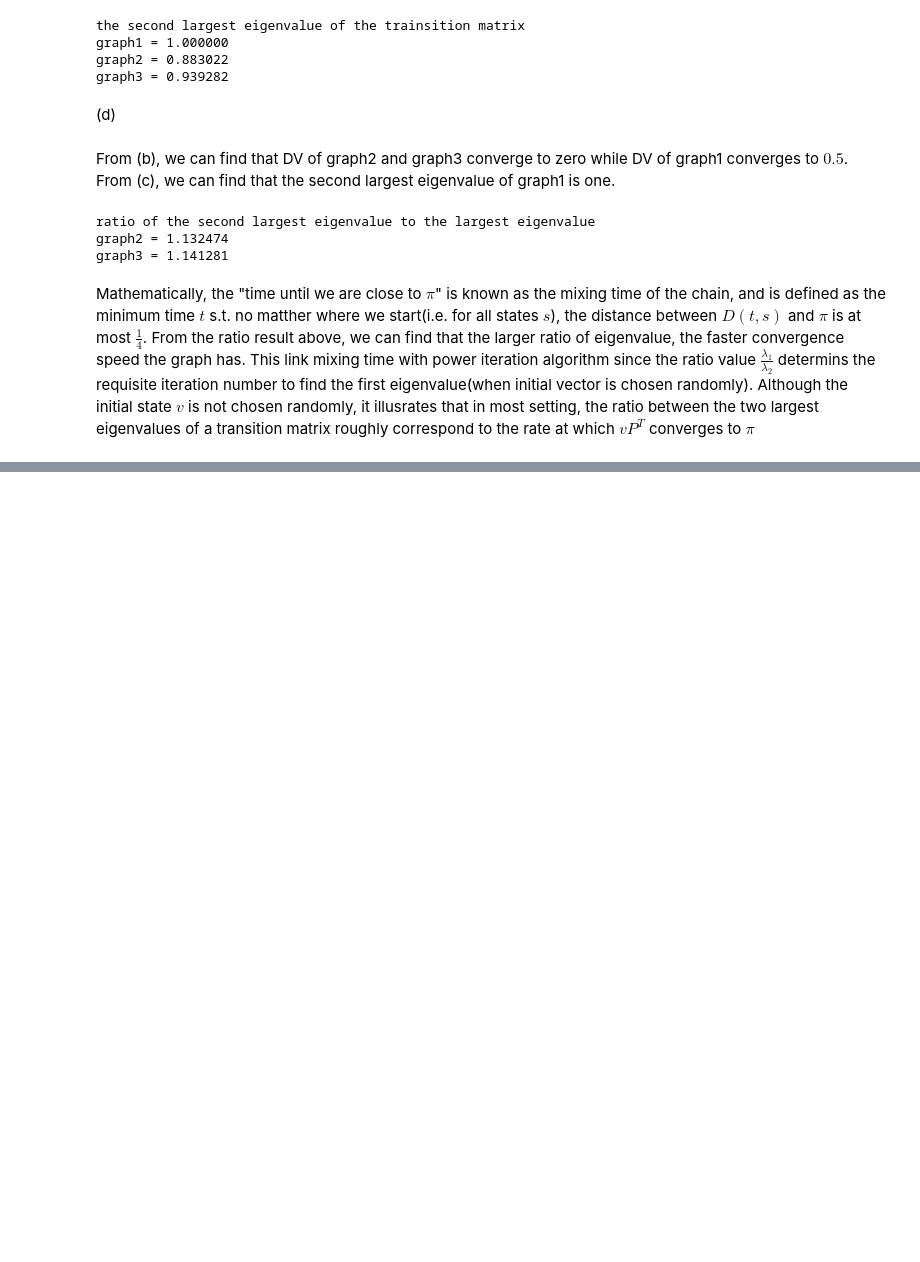
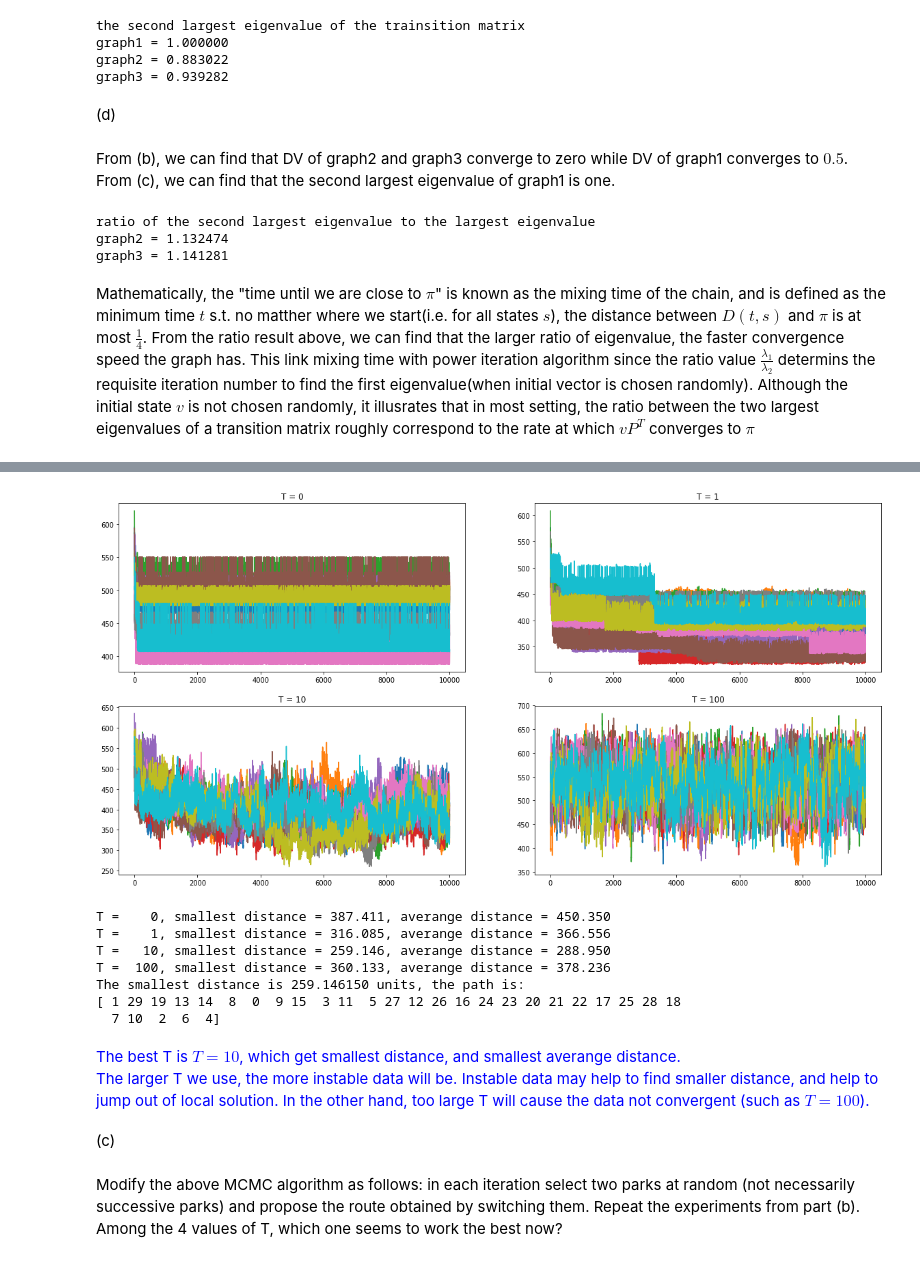
Before and after one commit to Skyraker2016/CS168, a Jupyter notebook: miniproject7/miniproject7.ipynb, the cells around one changed output, grey strips where cells are left out. Drawn from its saved outputs; the diff is of its cells as text; code cells hidden in the pictures; blank space fills up the shorter version.

Commit message:
pro 7 part 2

```diff
--- a/miniproject7/miniproject7.ipynb
+++ b/miniproject7/miniproject7.ipynb
@@ -116,0 +119,15 @@ Mathematically, the "time until we are close to $\pi$" is known as the mixing ti
+# %%
+reading = np.loadtxt("parks.csv", dtype=np.str, delimiter=",")[1:]
+parks_name = reading[:,0]
+parks_loc = np.zeros(reading[:,1:].shape)
+parks_len = len(parks_loc)
+for i in range(len(reading)):
+    parks_loc[i][0] = float(reading[i][1])
+    parks_loc[i][1] = float(reading[i][2])
+print(parks_name.shape, parks_loc.shape, parks_len)
+
+def distance(indexes):
+    indexes_ = np.append(indexes, indexes[0])
+    return np.sum(np.sqrt(np.sum((parks_loc[indexes_[:-1]] - parks_loc[indexes_[1:]])**2, axis=1)))
+
+distance(np.arange(parks_len))
@@ -116,0 +190,50 @@ Mathematically, the "time until we are close to $\pi$" is known as the mixing ti
+# %%
+T_lists = [0, 1, 10, 100]
+trial_num = 10
+MAXITER = 10000
+
+plt.figure(figsize=[20, 10])
+distance_list = np.zeros((len(T_lists), trial_num))
+smallest_distance = 1000
+best_result = None
+
+for i in range(len(T_lists)):
+    T = T_lists[i]
+    plt.subplot(2, 2, i+1)
+    plt.title('T = %d'%(T))
+    for _ in range(trial_num):
+#         print(i, _)
+        path, dis, log = MCMC(MAXITER, T)
+        plt.plot(np.arange(MAXITER), log)
+        distance_list[i, _] = dis
+        if dis < smallest_distance:
+            smallest_distance = dis
+            best_result = path
+
+plt.show()
+
+for i in range(len(T_lists)):
+    print("T = %4d, smallest distance = %3.3lf, averange distance = %3.3lf"
+          % (T_lists[i], np.min(distance_list[i,:]), np.average(distance_list[i,:])))
+
+print('The smallest distance is %lf units, the path is: ' % (smallest_distance))
+print(best_result)
+# %% [output]
+[figure, added]
+T =    0, smallest distance = 387.411, averange distance = 450.350
+T =    1, smallest distance = 316.085, averange distance = 366.556
+T =   10, smallest distance = 259.146, averange distance = 288.950
+T =  100, smallest distance = 360.133, averange distance = 378.236
+The smallest distance is 259.146150 units, the path is:
+[ 1 29 19 13 14  8  0  9 15  3 11  5 27 12 26 16 24 23 20 21 22 17 25 28 18
+  7 10  2  6  4]
+# %% [markdown]
+<font color='blue'>
+    The best T is $T=10$, which get smallest distance, and smallest averange distance.<br>
+    The larger T we use, the more instable data will be. Instable data may help to find smaller distance, and help to jump out of local solution. In the other hand, too large T will cause the data not convergent (such as $T=100$).
+# %% [markdown]
+(c)
+# %% [markdown]
+Modify the above MCMC algorithm as follows: in each iteration select two parks at random
+(not necessarily successive parks) and propose the route obtained by switching them. Repeat the
+experiments from part (b). Among the 4 values of T, which one seems to work the best now?
```
Also changed, not shown: parts of 14 cells of this notebook.
